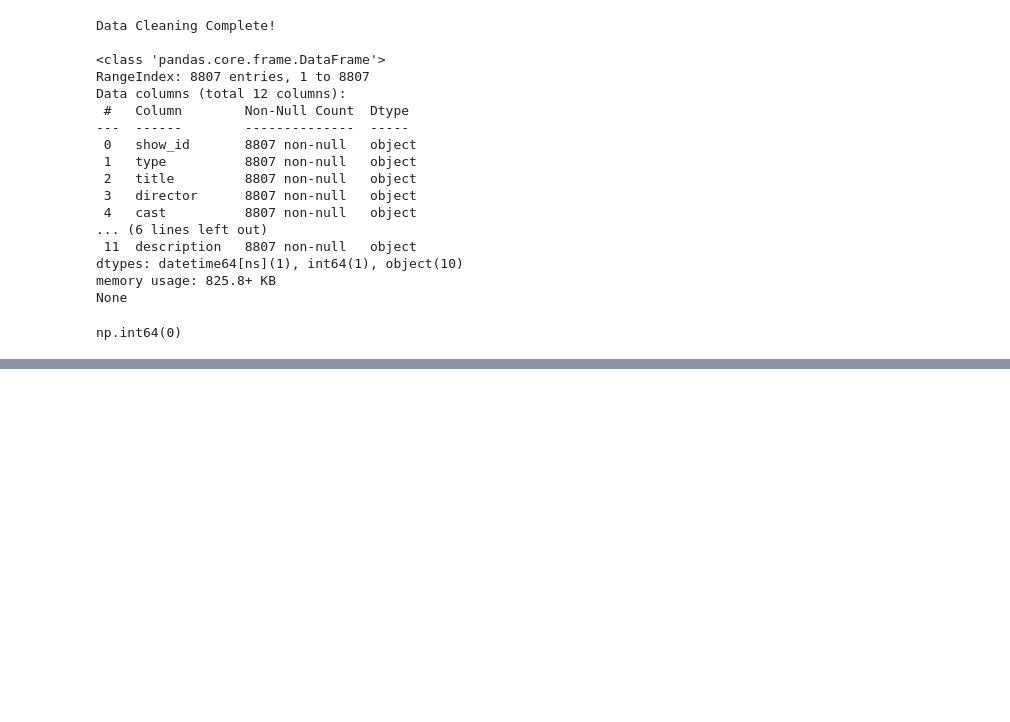
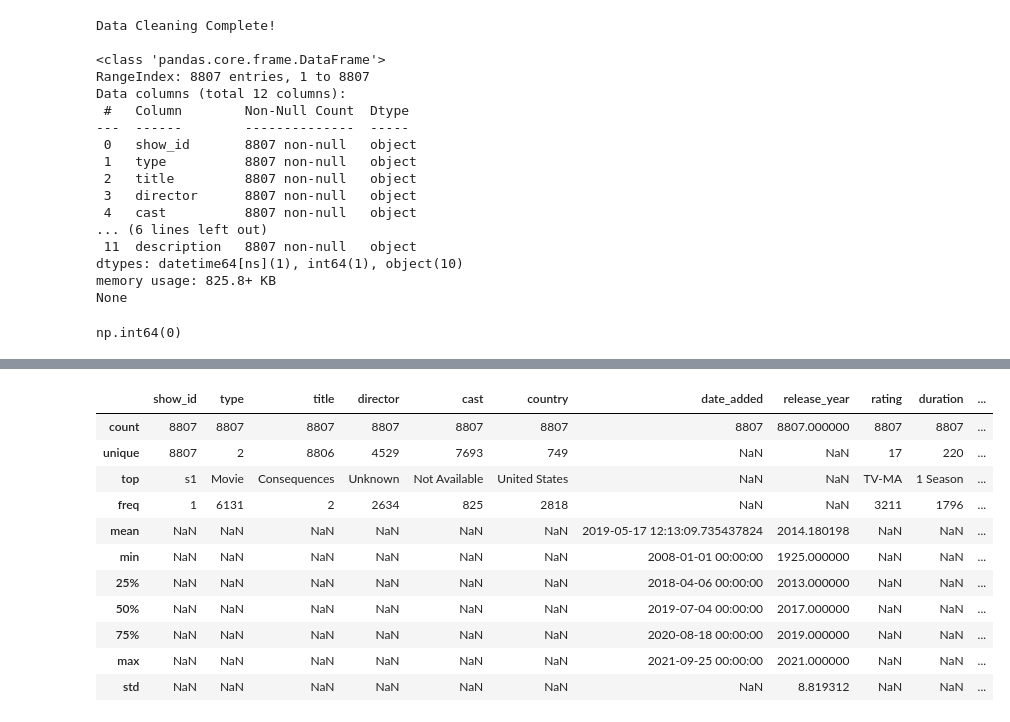
Before and after one commit to irongopher75/Netflix-Dataset-Cleaning-01, a Jupyter notebook: Task_01.ipynb, the cells around one changed output, grey strips where cells are left out. Drawn from its saved outputs; the diff is of its cells as text; code cells hidden in the pictures; blank space fills up the shorter version.

```diff
--- a/Task_01.ipynb
+++ b/Task_01.ipynb
@@ -142,0 +171,15 @@ np.int64(0)
+# %%
+df_cleaned.describe(include='all')
+# %% [output]
+|  | show_id | type | title | director | cast | country | date_added | release_year | rating | duration | ... |
+| count | 8807 | 8807 | 8807 | 8807 | 8807 | 8807 | 8807 | 8807.000000 | 8807 | 8807 | ... |
+| unique | 8807 | 2 | 8806 | 4529 | 7693 | 749 | NaN | NaN | 17 | 220 | ... |
+| top | s1 | Movie | Consequences | Unknown | Not Available | United States | NaN | NaN | TV-MA | 1 Season | ... |
+| freq | 1 | 6131 | 2 | 2634 | 825 | 2818 | NaN | NaN | 3211 | 1796 | ... |
+| mean | NaN | NaN | NaN | NaN | NaN | NaN | 2019-05-17 12:13:09.735437824 | 2014.180198 | NaN | NaN | ... |
+| min | NaN | NaN | NaN | NaN | NaN | NaN | 2008-01-01 00:00:00 | 1925.000000 | NaN | NaN | ... |
+| 25% | NaN | NaN | NaN | NaN | NaN | NaN | 2018-04-06 00:00:00 | 2013.000000 | NaN | NaN | ... |
+| 50% | NaN | NaN | NaN | NaN | NaN | NaN | 2019-07-04 00:00:00 | 2017.000000 | NaN | NaN | ... |
+| 75% | NaN | NaN | NaN | NaN | NaN | NaN | 2020-08-18 00:00:00 | 2019.000000 | NaN | NaN | ... |
+| max | NaN | NaN | NaN | NaN | NaN | NaN | 2021-09-25 00:00:00 | 2021.000000 | NaN | NaN | ... |
+| std | NaN | NaN | NaN | NaN | NaN | NaN | NaN | 8.819312 | NaN | NaN | ... |
```
Also changed, not shown: parts of 17 cells of this notebook.
